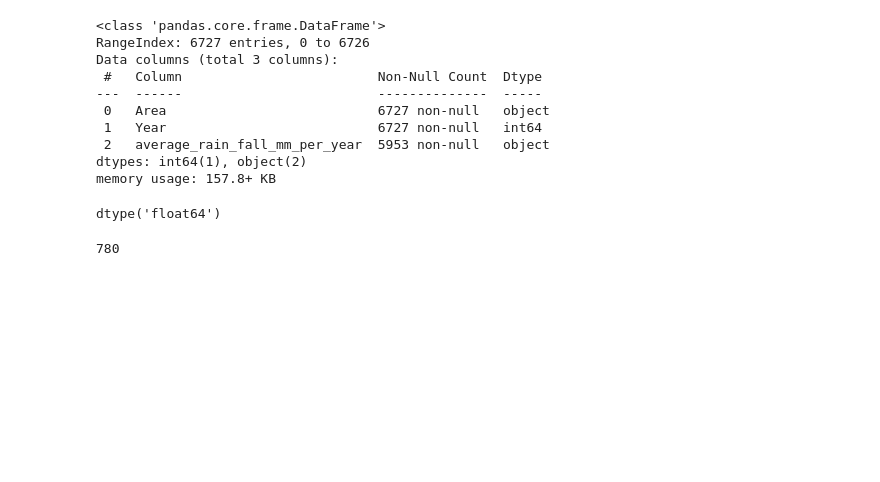
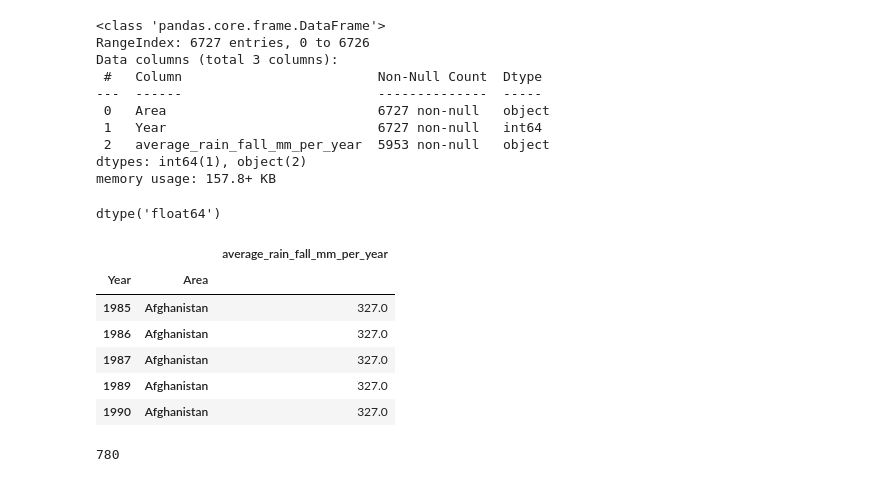
Before and after one commit to wrzdylan/crop_yield_prediction, a Jupyter notebook: data_analysis.ipynb, the cells around one changed output. Cells and saved outputs as stored; diff of their text form; code cells hidden in the pictures; blank space fills up the shorter version.

```diff
--- a/data_analysis.ipynb
+++ b/data_analysis.ipynb
@@ -202,6 +202,18 @@ df_rain['average_rain_fall_mm_per_year'] = pd.to_numeric(df_rain['average_rain_f
 df_rain['average_rain_fall_mm_per_year'].dtype
 # %% [output]
 dtype('float64')
+# %%
+df_rain = df_rain.set_index(['Year', 'Area'])
+df_rain = df_rain.loc[~df_rain.index.duplicated(keep='first')]
+df_rain.head()
+# %% [output]
+|  |  | average_rain_fall_mm_per_year |
+| Year | Area |  |
+| 1985 | Afghanistan | 327.0 |
+| 1986 | Afghanistan | 327.0 |
+| 1987 | Afghanistan | 327.0 |
+| 1989 | Afghanistan | 327.0 |
+| 1990 | Afghanistan | 327.0 |
 # %%
 print(df_rain.isna().sum().sum())
 df_rain = df_rain.dropna()
```
Also changed, not shown: parts of 6 cells of this notebook.
